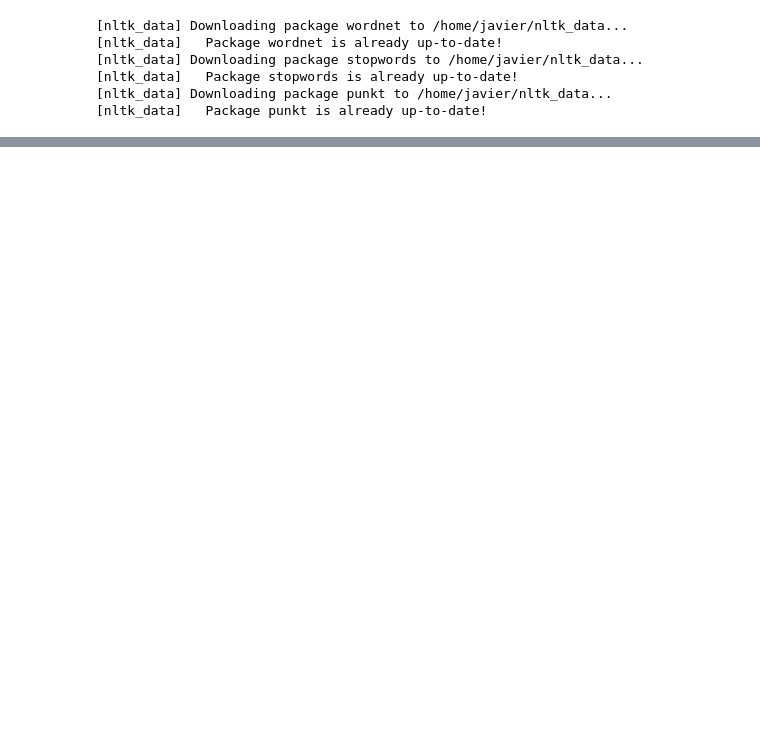
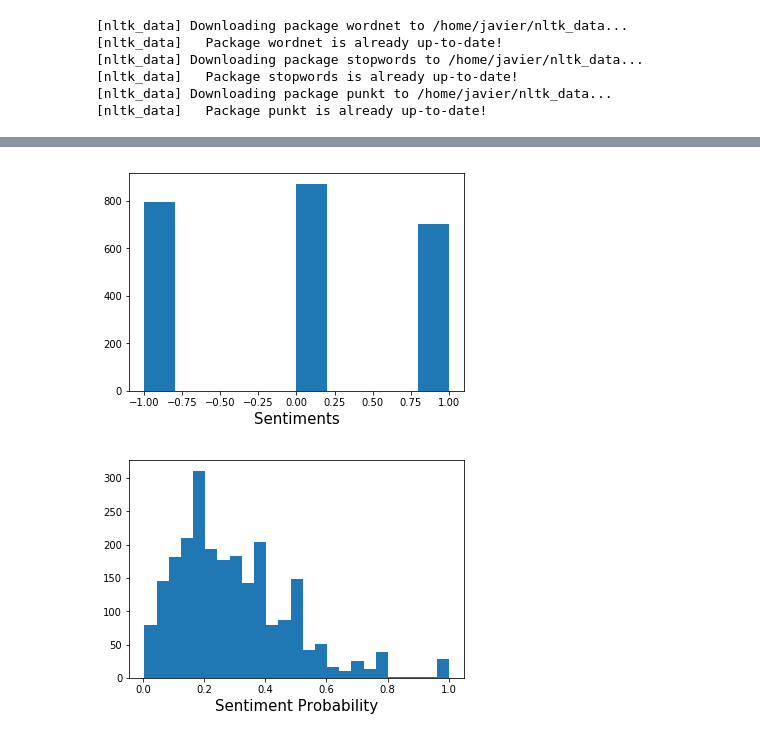
Before and after one commit to Moly-malibu/sentiment_analysis-1, a Jupyter notebook: sentiment_model/final_analysis.ipynb, the cells around one changed output, grey strips where cells are left out. Drawn from its saved outputs; the diff is of its cells as text; code cells hidden in the pictures; blank space fills up the shorter version.

```diff
--- a/sentiment_model/final_analysis.ipynb
+++ b/sentiment_model/final_analysis.ipynb
@@ -331,0 +327,24 @@ plt.show()
+# %%
+threshold = 0.2
+
+
+sentiment_pred = []
+sentiment_prob = []
+
+for k in range(0,len(df)):
+    sample_text = df['tweet_text'][k]
+    pred,prob = sentiment_model(sample_text,threshold)
+    sentiment_pred.append(pred)
+    sentiment_prob.append(prob)
+
+plt.hist(sentiment_pred)
+plt.xlabel("Sentiments",size=15)
+plt.show()
+
+
+plt.hist(sentiment_prob,bins=25)
+plt.xlabel("Sentiment Probability",size=15)
+plt.show()
+# %% [output]
+[figure, added]
+[figure, added]
```
Also changed, not shown: parts of 15 cells of this notebook, 9 other files.
